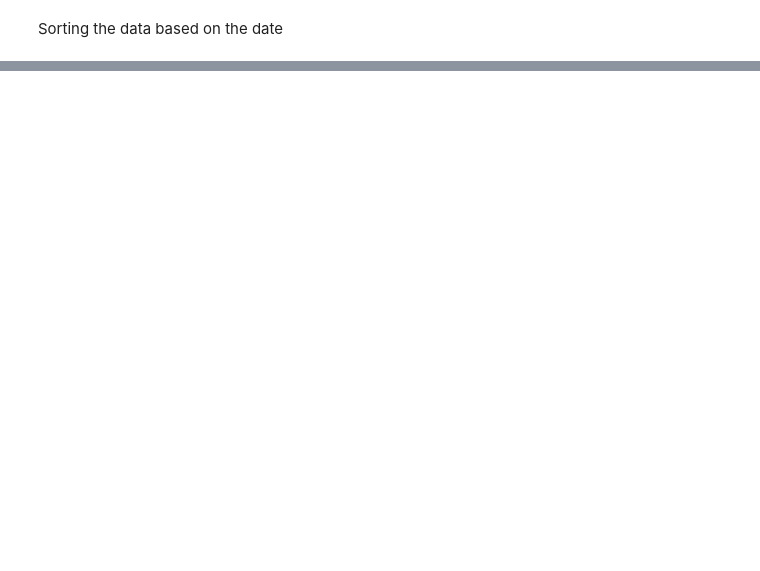
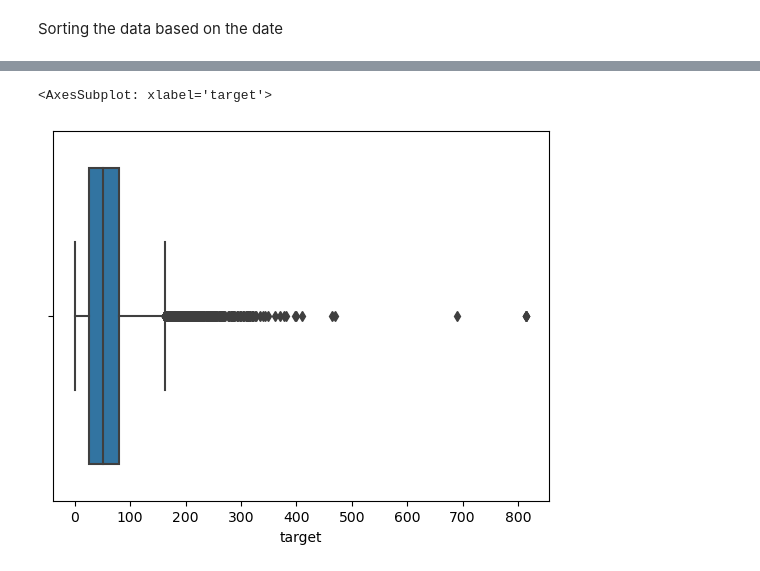
Before and after one commit to Njaramba-Riri/Air-Prediction-model, a Jupyter notebook: air_pred.ipynb, the cells around one changed output, grey strips where cells are left out. Drawn from its saved outputs; the diff is of its cells as text; code cells hidden in the pictures; blank space fills up the shorter version.

```diff
--- a/air_pred.ipynb
+++ b/air_pred.ipynb
@@ -29,0 +163,4 @@ test=test.sort_values(by=['Date']).reset_index(drop=True)
+# %%
+percentage_missing = test.isnull().sum()*100/len(test)
+missing_df_test= pd.DataFrame({"columns": test.columns, "%missing": percentage_missing})
+missing_df_test
@@ -29,0 +197,5 @@ test=test.sort_values(by=['Date']).reset_index(drop=True)
+# %%
+col_to_drop=percentage_missing[percentage_missing>60].keys()
+# %%
+train=train.drop(col_to_drop, axis=1)
+test=test.drop(col_to_drop, axis=1)
@@ -29,0 +221,2 @@ test=test.sort_values(by=['Date']).reset_index(drop=True)
+# %%
+train=train.ffill()
@@ -29,0 +264,3 @@ test=test.sort_values(by=['Date']).reset_index(drop=True)
+# %%
+sns.boxplot(train['target']);
+# %% [output]
@@ -29,0 +268,2 @@ test=test.sort_values(by=['Date']).reset_index(drop=True)
+<AxesSubplot: xlabel='target'>
+[figure, added]
```
Also changed, not shown: parts of 29 cells of this notebook.
